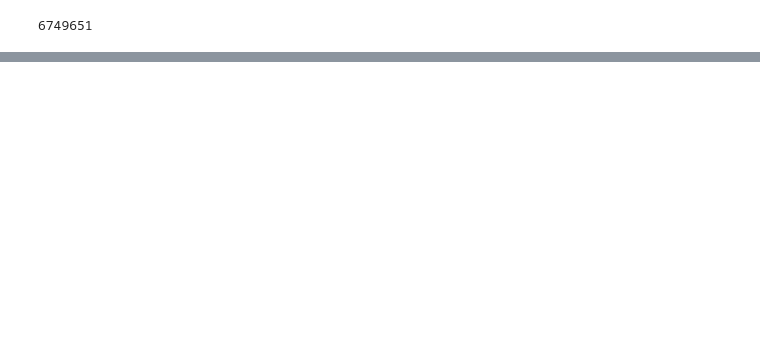
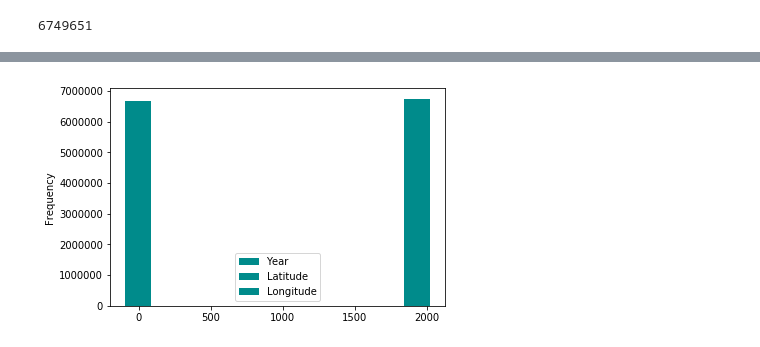
Before and after one commit to UCB-INFO-PYTHON/W200Fall18_GroupProject_Jon-Thanh-Eddie, a Jupyter notebook: crime_data.ipynb, the cells around one changed output, grey strips where cells are left out. Cells and saved outputs as stored; diff of their text form; code cells hidden in the pictures; blank space fills up the shorter version.

```diff
--- a/crime_data.ipynb
+++ b/crime_data.ipynb
@@ -41,0 +88,5 @@ len(crime_df)
+# %%
+crime_df.plot.hist(bins=12,color='darkcyan')
+plt.show()
+# %% [output]
+[figure, added]
```
Also changed, not shown: parts of 8 cells of this notebook.
